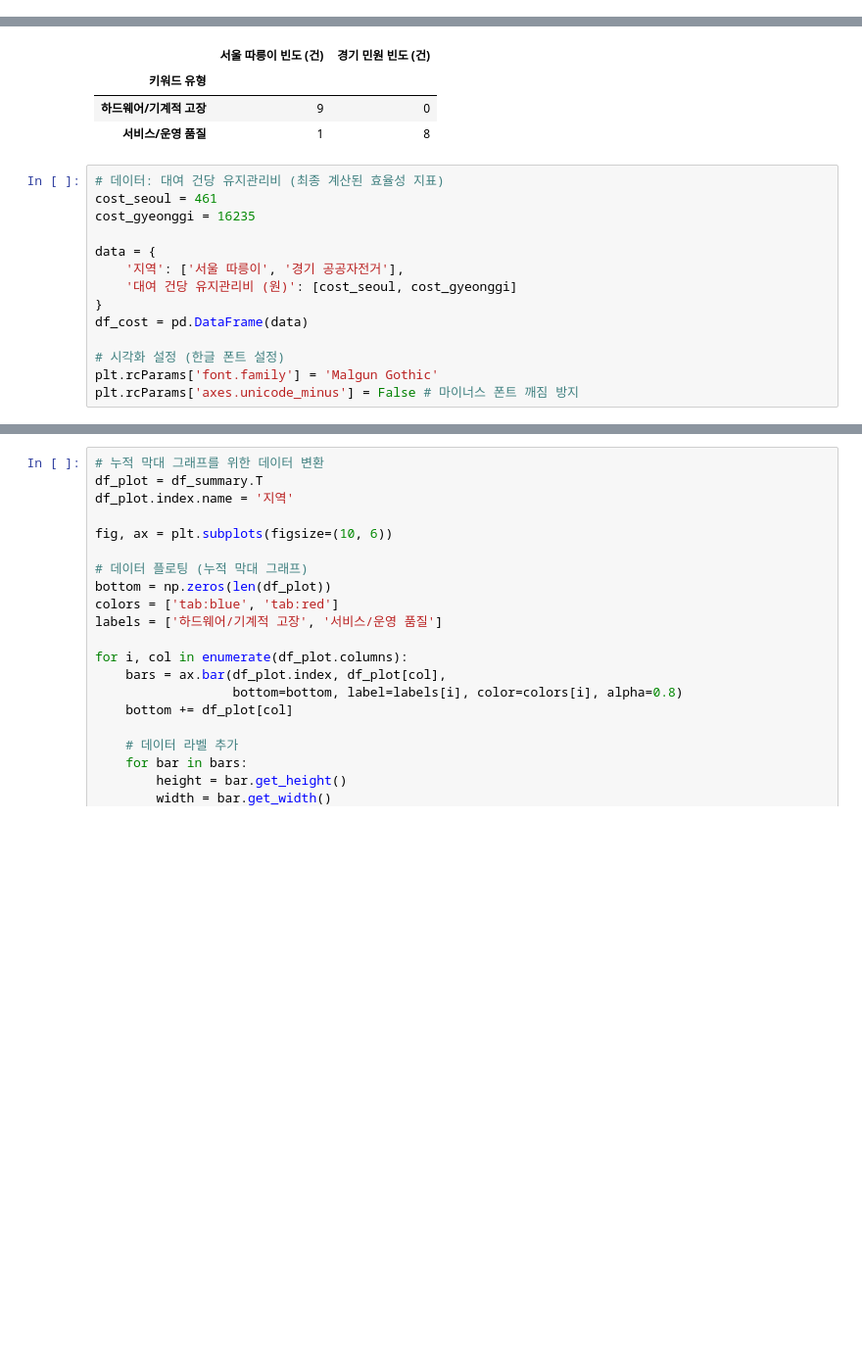
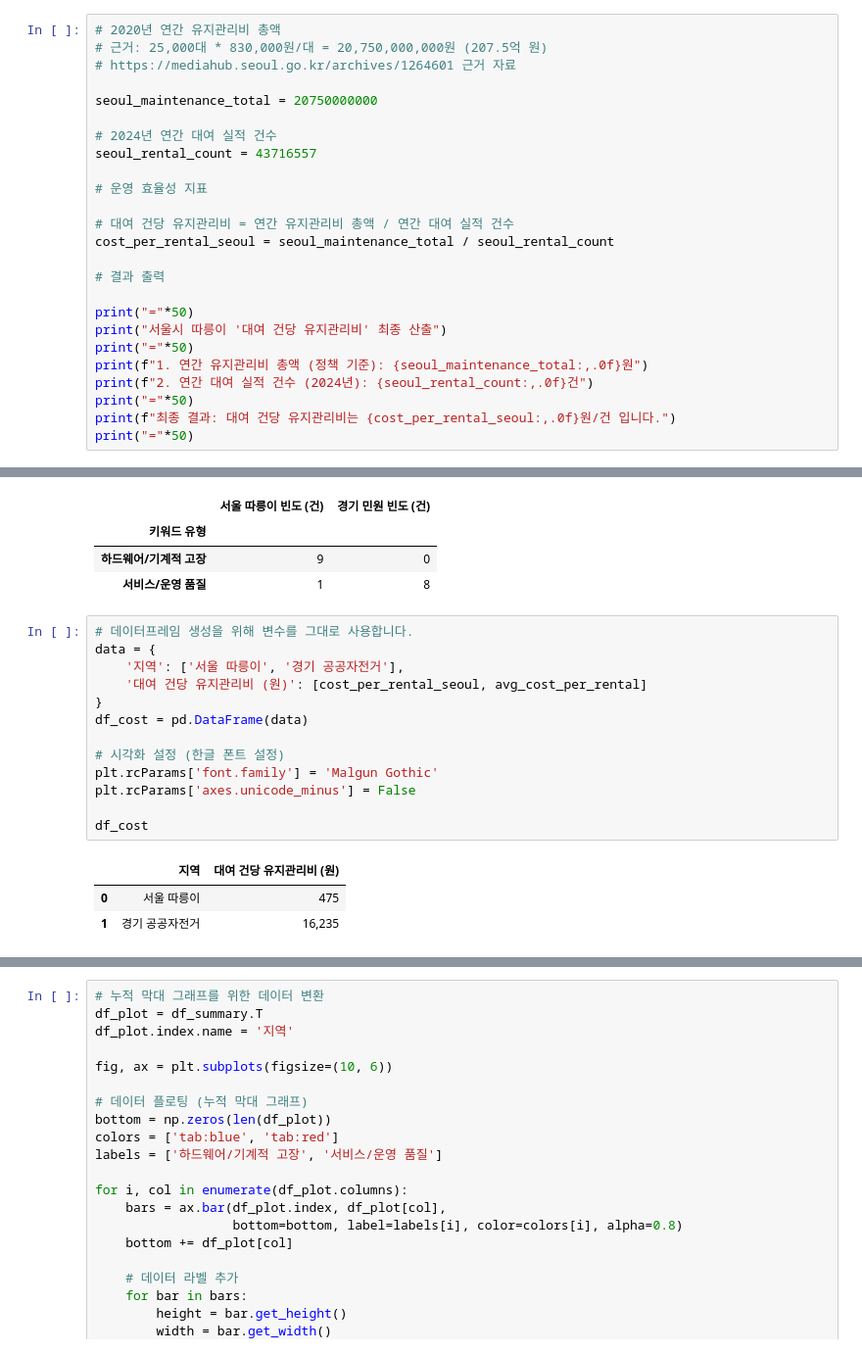
Before and after one commit to mj-camille-kim/Why-public-bicycles-failed, a Jupyter notebook: operate.ipynb, the cells around one changed output, grey strips where cells are left out. Shown at 98% size. Saved outputs shown, nothing was run; the diff lists cells and outputs as text; blank space fills up the shorter version.

```diff
--- a/operate.ipynb
+++ b/operate.ipynb
@@ -268,0 +353,25 @@ print("="*50)
+# %%
+# 2020년 연간 유지관리비 총액
+# 근거: 25,000대 * 830,000원/대 = 20,750,000,000원 (207.5억 원)
+# https://mediahub.seoul.go.kr/archives/1264601 근거 자료
+
+seoul_maintenance_total = 20750000000
+
+# 2024년 연간 대여 실적 건수
+seoul_rental_count = 43716557
+
+# 운영 효율성 지표
+
+# 대여 건당 유지관리비 = 연간 유지관리비 총액 / 연간 대여 실적 건수
+cost_per_rental_seoul = seoul_maintenance_total / seoul_rental_count
+
+# 결과 출력
+
+print("="*50)
+print("서울시 따릉이 '대여 건당 유지관리비' 최종 산출")
+print("="*50)
+print(f"1. 연간 유지관리비 총액 (정책 기준): {seoul_maintenance_total:,.0f}원")
+print(f"2. 연간 대여 실적 건수 (2024년): {seoul_rental_count:,.0f}건")
+print("="*50)
+print(f"최종 결과: 대여 건당 유지관리비는 {cost_per_rental_seoul:,.0f}원/건 입니다.")
+print("="*50)
@@ -465,19 +583,22 @@ df_summary
 | 하드웨어/기계적 고장 | 9 | 0 |
 | 서비스/운영 품질 | 1 | 8 |
 # %%
-# 데이터: 대여 건당 유지관리비 (최종 계산된 효율성 지표)
-cost_seoul = 461
-cost_gyeonggi = 16235
-
+# 데이터프레임 생성을 위해 변수를 그대로 사용합니다.
 data = {
     '지역': ['서울 따릉이', '경기 공공자전거'],
-    '대여 건당 유지관리비 (원)': [cost_seoul, cost_gyeonggi]
+    '대여 건당 유지관리비 (원)': [cost_per_rental_seoul, avg_cost_per_rental]
 }
 df_cost = pd.DataFrame(data)
 
 # 시각화 설정 (한글 폰트 설정)
 plt.rcParams['font.family'] = 'Malgun Gothic'
-plt.rcParams['axes.unicode_minus'] = False # 마이너스 폰트 깨짐 방지
+plt.rcParams['axes.unicode_minus'] = False
+
+df_cost
+# %% [output]
+|  | 지역 | 대여 건당 유지관리비 (원) |
+| 0 | 서울 따릉이 | 475 |
+| 1 | 경기 공공자전거 | 16,235 |
 # %%
 fig, ax = plt.subplots(figsize=(8, 6))
 
```
Also changed, not shown: parts of 9 cells of this notebook, 2 other files.
